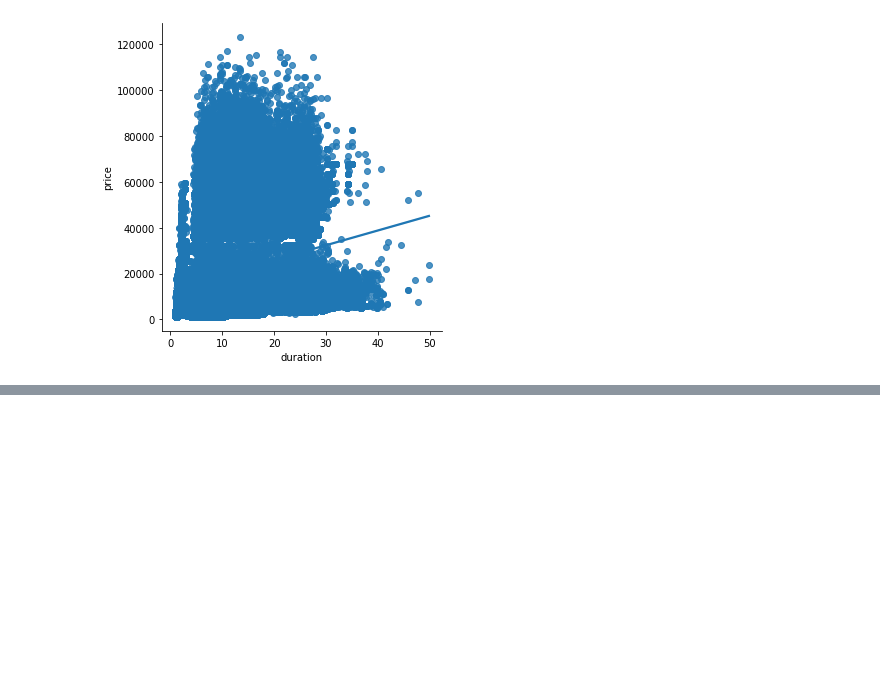
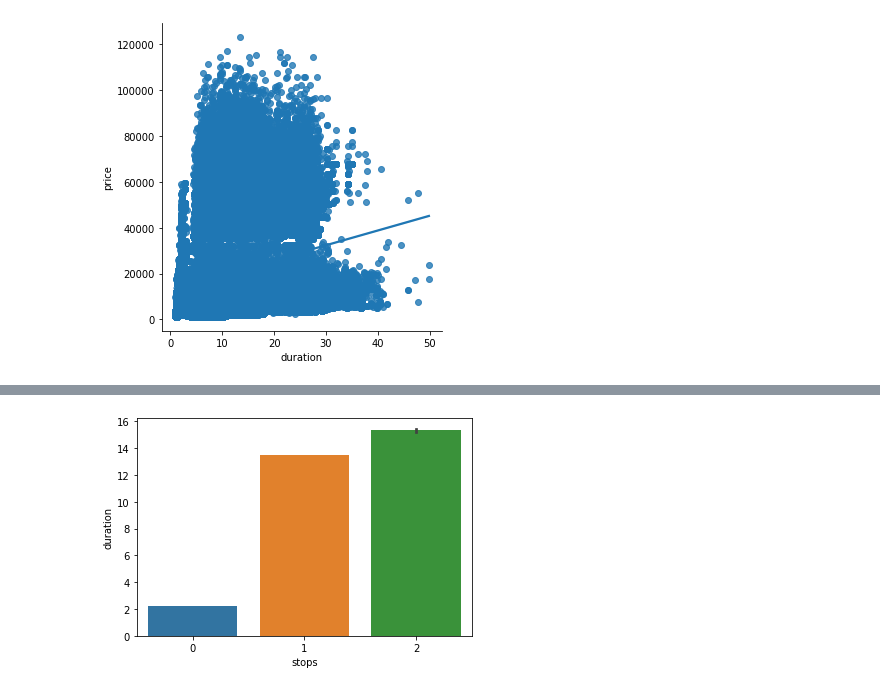
Before and after one commit to COGS118A/Group024-Sp22, a Jupyter notebook: 118A_1_DataCleaning_PrelimEDA.ipynb, the cells around one changed output, grey strips where cells are left out. Cells and saved outputs as stored; diff of their text form; code cells hidden in the pictures; blank space fills up the shorter version.

```diff
--- a/118A_1_DataCleaning_PrelimEDA.ipynb
+++ b/118A_1_DataCleaning_PrelimEDA.ipynb
@@ -283,0 +287,4 @@ sns.lmplot(x="duration", y="price", data=main_dataset)
+# %%
+ax5 = sns.barplot(x = 'stops', y = 'duration', data = main_dataset)
+# %% [output]
+[figure, added]
```
Also changed, not shown: parts of 4 cells of this notebook.
